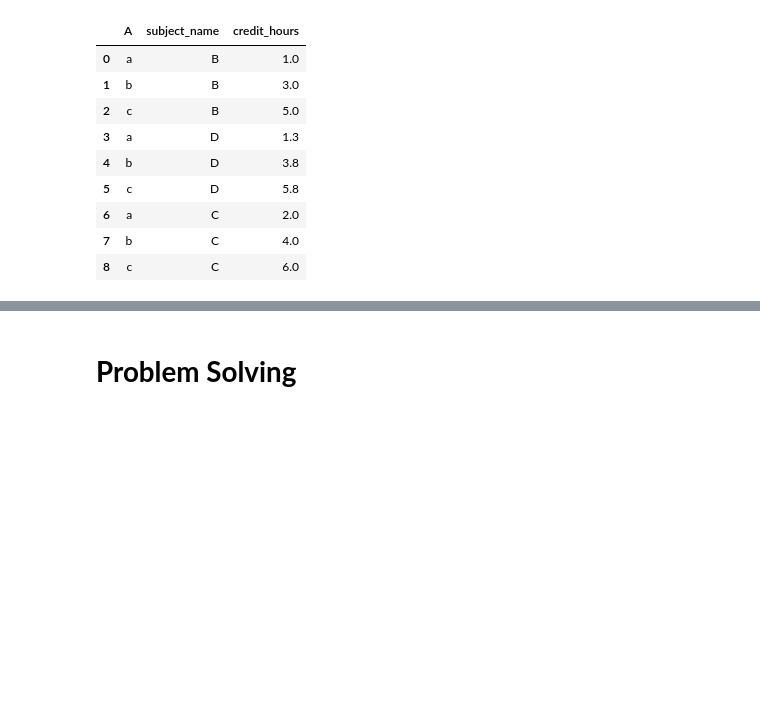
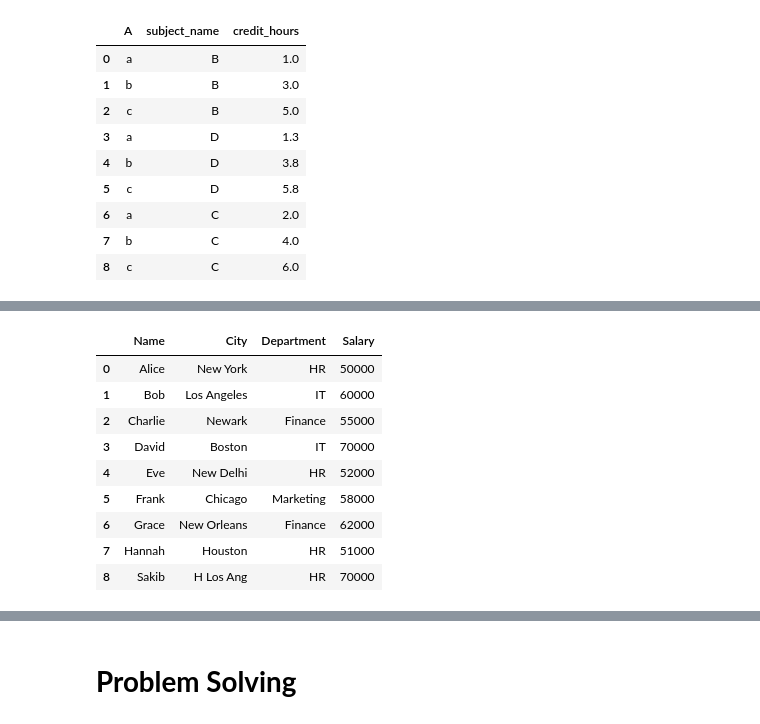
Before and after one commit to coderzaman/Data-Analysis-With-Pandas, a Jupyter notebook: Data_Analysis_With_Pandas.ipynb, the cells around one changed output, grey strips where cells are left out. Cells and saved outputs as stored; diff of their text form; code cells hidden in the pictures; blank space fills up the shorter version.

Commit message:
Filtering Data Based on String Operations

```diff
--- a/Data_Analysis_With_Pandas.ipynb
+++ b/Data_Analysis_With_Pandas.ipynb
@@ -2750,0 +3065,23 @@ df.melt(id_vars=['A'], value_vars=['B','D', 'C'], var_name='subject_name', value
+# %%
+import pandas as pd
+
+data = {
+    "Name": ["Alice", "Bob", "Charlie", "David", "Eve", "Frank", "Grace", "Hannah","Sakib"],
+    "City": ["New York", "Los Angeles", "Newark", "Boston", "New Delhi", "Chicago", "New Orleans", "Houston","H Los Ang"],
+    "Department": ["HR", "IT", "Finance", "IT", "HR", "Marketing", "Finance", "HR", "HR"],
+    "Salary": [50000, 60000, 55000, 70000, 52000, 58000, 62000, 51000,70000]
+}
+
+df = pd.DataFrame(data)
+df
+# %% [output]
+|  | Name | City | Department | Salary |
+| 0 | Alice | New York | HR | 50000 |
+| 1 | Bob | Los Angeles | IT | 60000 |
+| 2 | Charlie | Newark | Finance | 55000 |
+| 3 | David | Boston | IT | 70000 |
+| 4 | Eve | New Delhi | HR | 52000 |
+| 5 | Frank | Chicago | Marketing | 58000 |
+| 6 | Grace | New Orleans | Finance | 62000 |
+| 7 | Hannah | Houston | HR | 51000 |
+| 8 | Sakib | H Los Ang | HR | 70000 |
```
Also changed, not shown: parts of 9 cells of this notebook.
